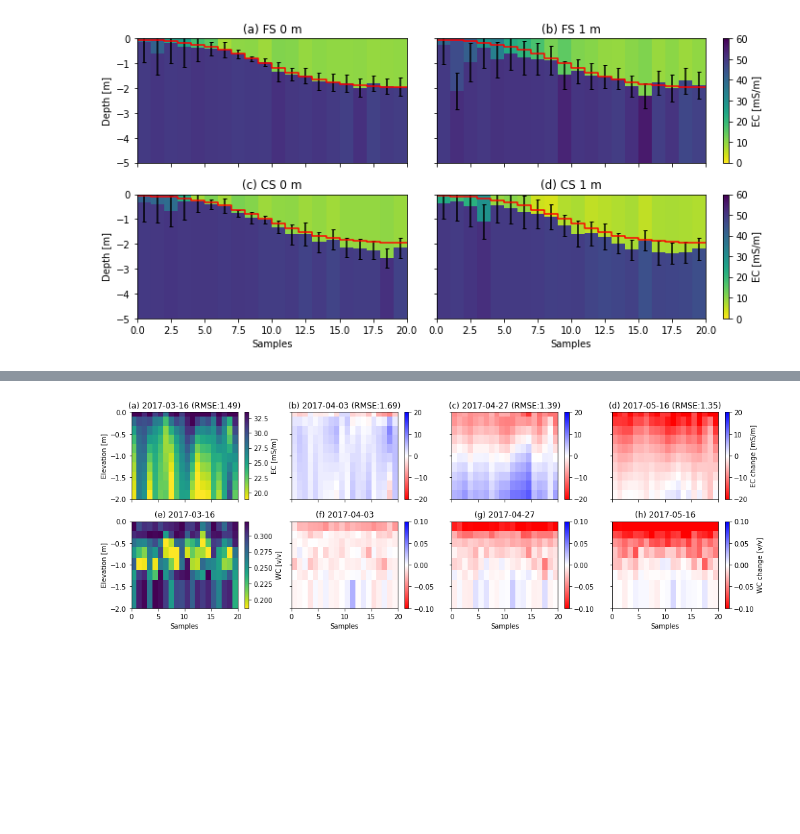
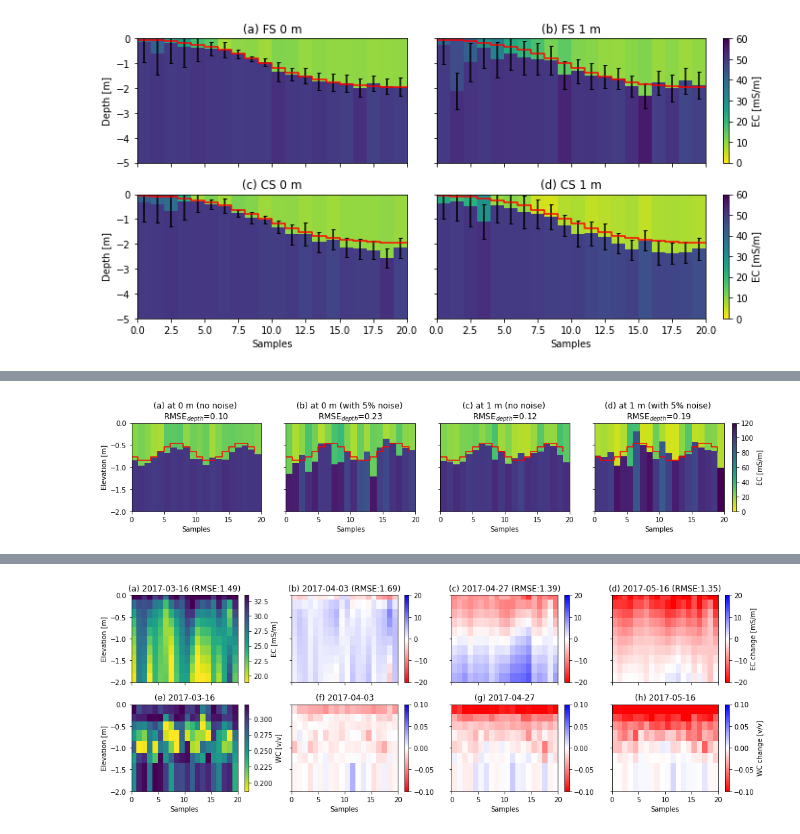
Before and after one commit to hkexgroup/emagpy, a Jupyter notebook: src/em-paper.ipynb, the cells around one changed output, grey strips where cells are left out. Cells and saved outputs as stored; diff of their text form; code cells hidden in the pictures; blank space fills up the shorter version.

```diff
--- a/src/em-paper.ipynb
+++ b/src/em-paper.ipynb
@@ -313,0 +161,26 @@ fig.savefig(outputdir + 'cs-maxwell-inv.jpg', dpi=500)
+# %%
+# parameters for the synthetic model
+nlayer = 2 # number of layer
+npos = 20 # number of sampling positions
+conds = np.ones((npos, nlayer))*[20, 100]
+x = np.linspace(0.1, 2, npos)[:,None]
+depths = 0.65 + 0.2 * np.sin(x*np.pi*2) # wave
+coils0 = ['VCP1.48f10000h0', 'VCP2.82f10000h0', 'VCP4.49f10000h0',
+          'HCP1.48f10000h0', 'HCP2.82f10000h0', 'HCP4.49f10000h0']
+coils1 = ['VCP1.48f10000h1', 'VCP2.82f10000h1', 'VCP4.49f10000h1',
+          'HCP1.48f10000h1', 'HCP2.82f10000h1', 'HCP4.49f10000h1']
+coils = [coils0, coils0, coils1, coils1]
+noises = [0, 0.05, 0, 0.05]
+ks = []
+# generate ECa using forward model
+for i in range(4):
+    k = Problem()
+    k.setModels([depths], [conds])
+    _ = k.forward(forwardModel='FSeq', coils=coils[i], noise=noises[i])
+    ks.append(k)
+
+# invert
+for k in ks:
+    k.setInit(depths0=np.array([0.5]), fixedDepths=[False])
+    k.invert(forwardModel='FSeq', method='ROPE', regularization='l1',
+             bnds=[(0.05, 2.5), (5, 150), (5, 150)], rep=1000, njobs=-1)
@@ -313,0 +196,18 @@ fig.savefig(outputdir + 'cs-maxwell-inv.jpg', dpi=500)
+# %%
+# graph of inverted values
+titles = ['(a) at 0 m (no noise)', '(b) at 0 m (with 5% noise)',
+          '(c) at 1 m (no noise)', '(d) at 1 m (with 5% noise)']
+fig, axs = plt.subplots(1, 4, sharex=True, sharey=True, figsize=(14,3))
+for i in range(4):
+    ax = axs[i]
+    ks[i].showResults(ax=ax, vmin=0, vmax=120, maxDepth=2)
+    rmseDepths = np.sqrt(np.sum((ks[i].depths[0][:,0] - depths[:,0])**2)/len(depths[:,0]))
+    ax.set_title('{:s} \nRMSE$_{{depth}}$={:.2f}'.format(titles[i], rmseDepths))
+    ax.step(np.arange(depths.shape[0]), -depths, 'r', where='post') # true depth
+    if i < 3:
+        fig.axes[-1].remove()
+    if i > 0:
+        ax.set_ylabel('')
+fig.savefig(outputdir + 'inv-noise.jpg', dpi=500)
+# %% [output]
+[figure, added]
```
Also changed, not shown: parts of 55 cells of this notebook, 2 other files.
